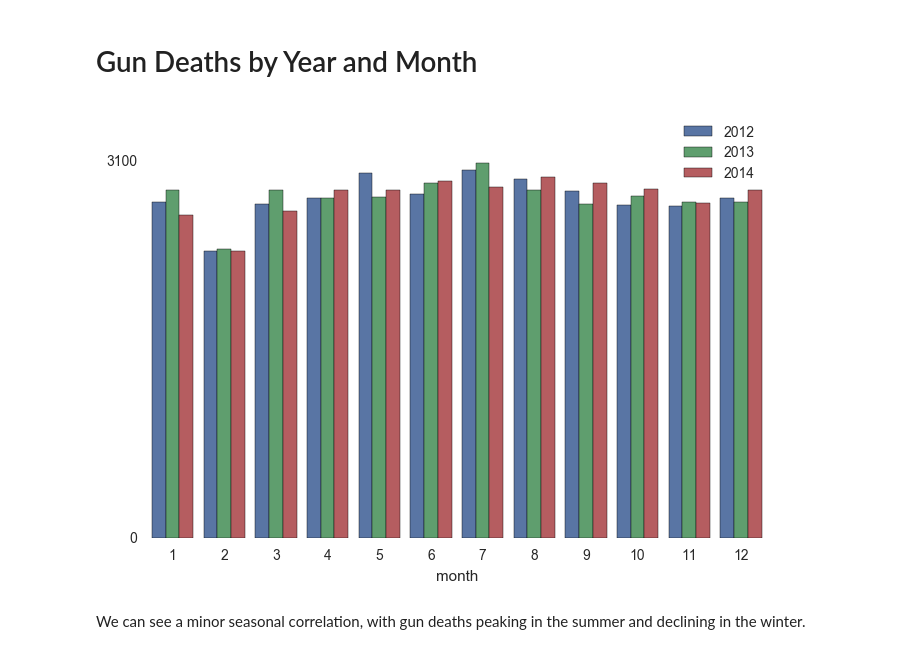
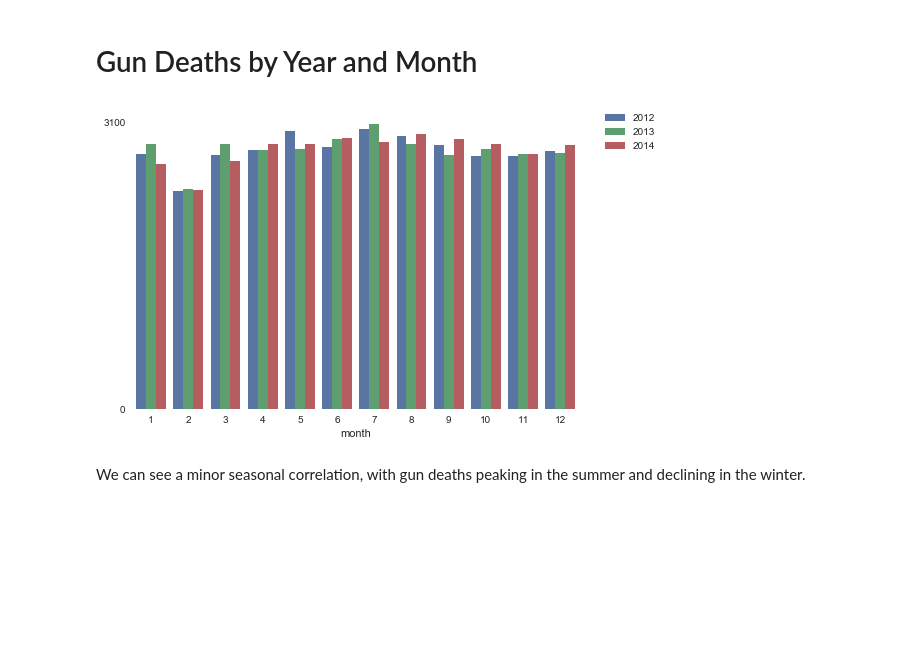
Before and after one commit to ibmw/guns-deaths-us, a Jupyter notebook: USA Guns Deaths.ipynb, the cells around one changed output. Saved outputs shown, nothing was run; the diff lists cells and outputs as text; code cells hidden in the pictures; blank space fills up the shorter version.

```diff
--- a/USA Guns Deaths.ipynb
+++ b/USA Guns Deaths.ipynb
@@ -80,21 +80,21 @@ Deaths by guns is pretty stable over the years.
 # %%
 #set sns style
 sns.set(style="white")
 
 #gen the plot
 ax = sns.countplot(x="month", hue="year", data=guns)
 
 ax.tick_params(bottom="off", top="off", left="off", right="off") #Hiding Tick Marks
 ax.set_yticks([0,3100]) #show only the extreme value
 ax.set_ylabel("") #hiding the "count" label
 
 sns.despine(left=True, bottom=True) #hiding axes left/right/top/bottom
-plt.legend()
+plt.legend(bbox_to_anchor=(1.05, 1), loc=2, borderaxespad=0.)
 
 #print the graph
 plt.show()
 # %% [output]
-[figure, old version]
+[figure, new version]
 # %% [markdown]
 We can see a minor seasonal correlation, with gun deaths peaking in the summer and declining in the winter.
 # %% [markdown]
```
Also changed, not shown: parts of 28 cells of this notebook.
